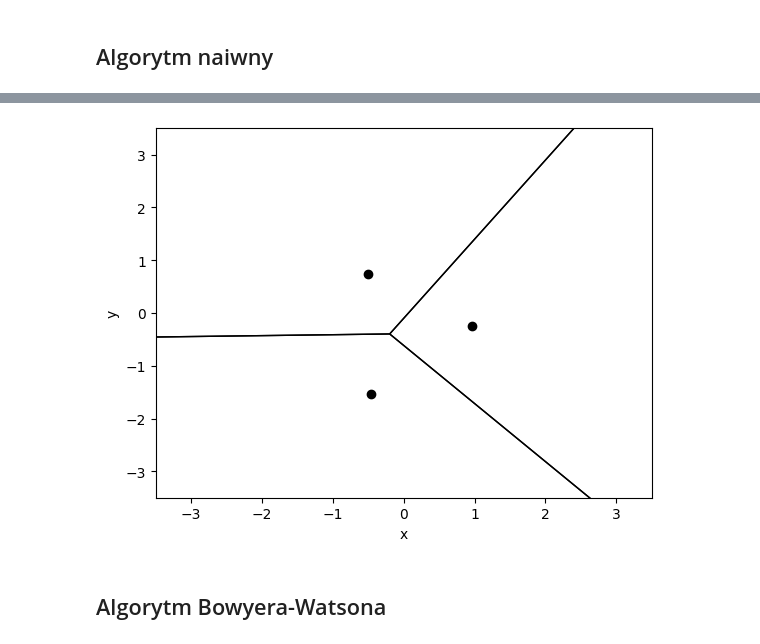
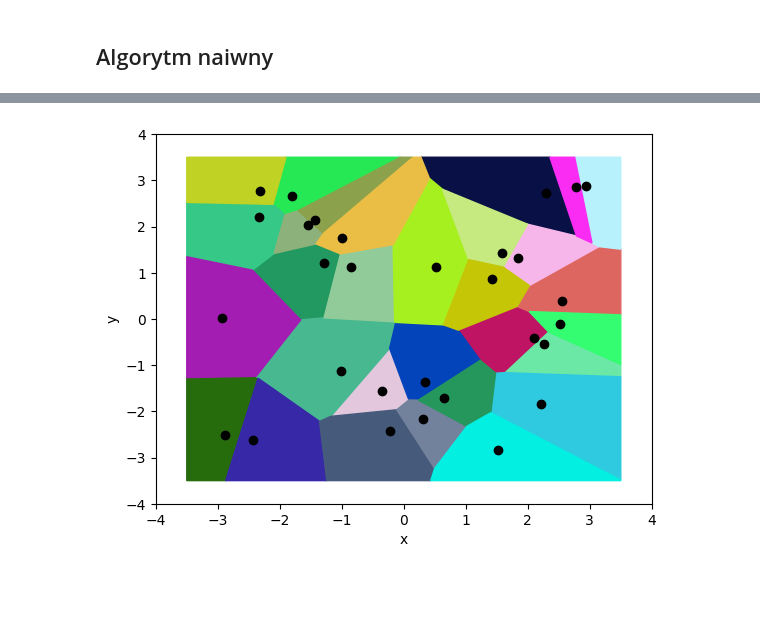
Before and after one commit to domino644/geometryczne_voronoi, a Jupyter notebook: main.ipynb, the cells around one changed output, grey strips where cells are left out. Cells and saved outputs as stored; diff of their text form; code cells hidden in the pictures; blank space fills up the shorter version.

```diff
--- a/main.ipynb
+++ b/main.ipynb
@@ -229,7 +310,7 @@ def naive_voronoi(points, inf = 5):
     for v in points:
         halfplanes = []
         for u in points:
-            if u == v:
+            if abs(u[0] - v[0])<HPlane.eps and abs(u[1] - v[1])<HPlane.eps:
                 continue
             mid_point = np.array([v[0]/2 + u[0]/2, v[1]/2 + u[1]/2])
             uv = np.subtract(u,v)
@@ -244,7 +325,7 @@ def naive_voronoi(points, inf = 5):
         polygons.append(polygon)
     return polygons
 # %%
-def draw_voronoi_poly(polygons, points, colors = False):
+def draw_voronoi_poly(polygons, points,M, colors = False):
     vis = Visualizer()
     for pol in polygons:
         if colors:
@@ -253,4 +334,4 @@ def draw_voronoi_poly(polygons, points, colors = False):
             vis.add_polygon(pol, fill = False)
 
     vis.add_point(points, color = "black")
-    vis.show(x_lim=(-3.5,3.5), y_lim=(-3.5,3.5))
+    vis.show(x_lim=(-M, M), y_lim=(-M,M))
@@ -314,6 +390,6 @@ vis.show_gif(interval=500, xlim=(-3.5,3.5), ylim=(-3.5,3.5))
-# %%
-draw_voronoi_poly(P, points)
-# %% [output]
-[figure, removed]
-# %% [markdown]
-## Algorytm Bowyera-Watsona
+# %%
+random = np.random.uniform(-3,3, [30,2])
+P = naive_voronoi(random.tolist(), 3.5)
+draw_voronoi_poly(P, random,4, colors= True)
+# %% [output]
+[figure, added]
```
Also changed, not shown: parts of 17 cells of this notebook, 3 other files.
